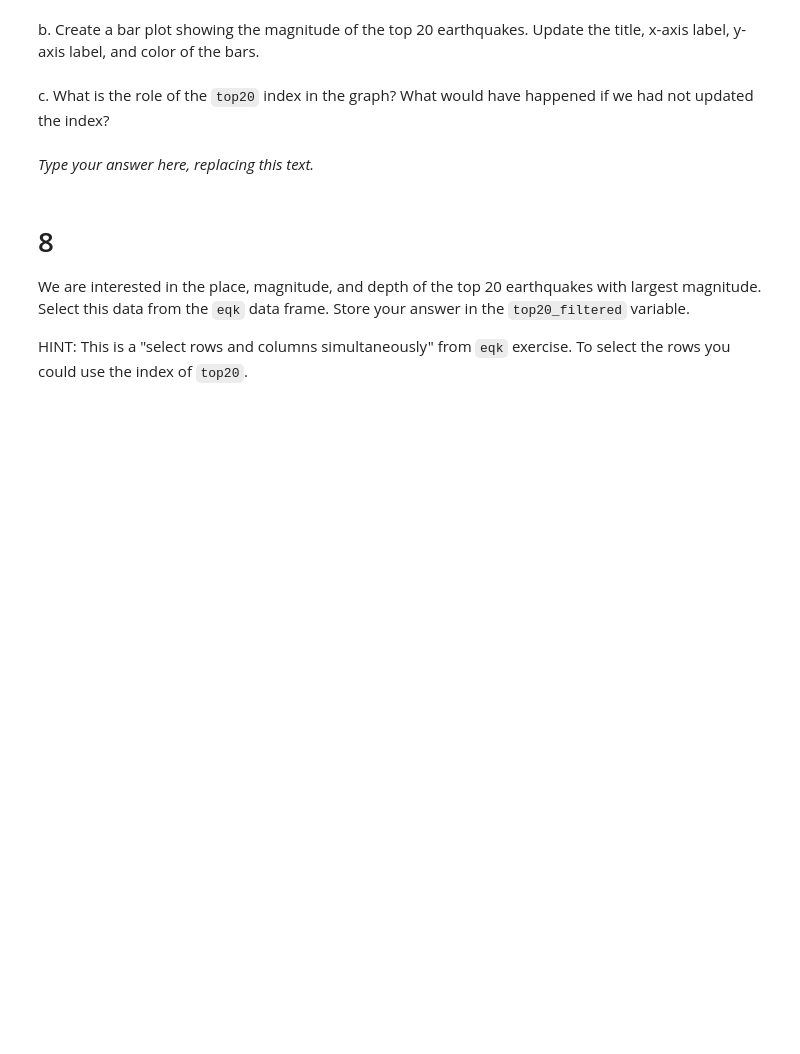
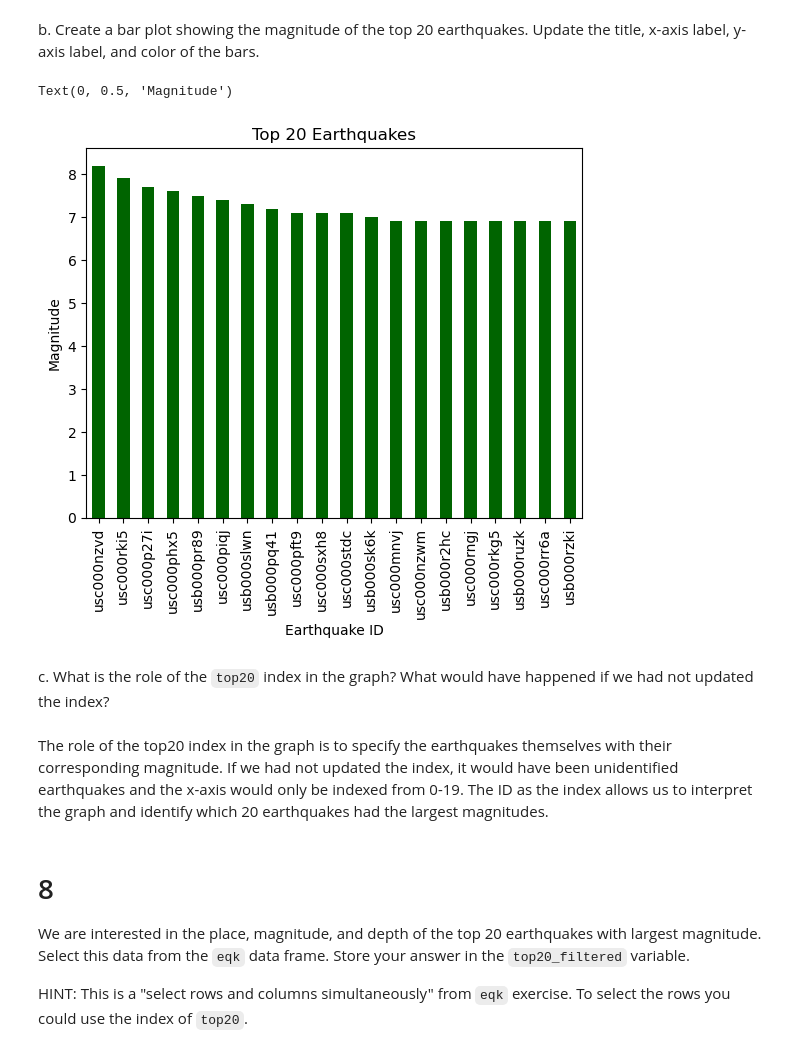
Before and after one commit to bgrazda/eds220-hwk1, a Jupyter notebook: hwk1-task3-earthquakes-Grazda.ipynb, the cells around one changed output. Drawn from its saved outputs; the diff is of its cells as text; code cells hidden in the pictures; blank space fills up the shorter version.

```diff
--- a/hwk1-task3-earthquakes-Grazda.ipynb
+++ b/hwk1-task3-earthquakes-Grazda.ipynb
@@ -191,3 +188,6 @@ top20 = ...
+# %%
+# Column `mag` is a Series with the method nlargest() to find the 20 largest earthquakes by magnitude
+top20 = eqk['mag'].nlargest(20)
 # %%
 # View the dataframe
 top20
@@ -195,14 +213,26 @@ top20
 <!-- BEGIN QUESTION -->
 
 b. Create a bar plot showing the magnitude of the top 20 earthquakes. Update the title, x-axis label, y-axis label, and color of the bars.
+# %%
+# Use plot function and specified that we want a plot fo the bar kind
+# Must set xlabel and set ylabel to the object that is the plot
+
+mag_plot = top20.plot(kind = 'bar',
+           color = 'darkgreen',
+           title = 'Top 20 Earthquakes',
+            xlabel = "Earthquake ID",
+            ylabel = "Magnitude")
+# %% [output]
+Text(0, 0.5, 'Magnitude')
+[figure, added]
 # %% [markdown]
 <!-- END QUESTION -->
 
 <!-- BEGIN QUESTION -->
 
 c. What is the role of the `top20` index in the graph? What would have happened if we had not updated the index?
-# %% [markdown]
-_Type your answer here, replacing this text._
+# %% [markdown]
+The role of the top20 index in the graph is to specify the earthquakes themselves with their corresponding magnitude. If we had not updated the index, it would have been unidentified earthquakes and the x-axis would only be indexed from 0-19. The ID as the index allows us to interpret the graph and identify which 20 earthquakes had the largest magnitudes.
 # %% [markdown]
 <!-- END QUESTION -->
 
```
Also changed, not shown: parts of 9 cells of this notebook, 1 other file.
